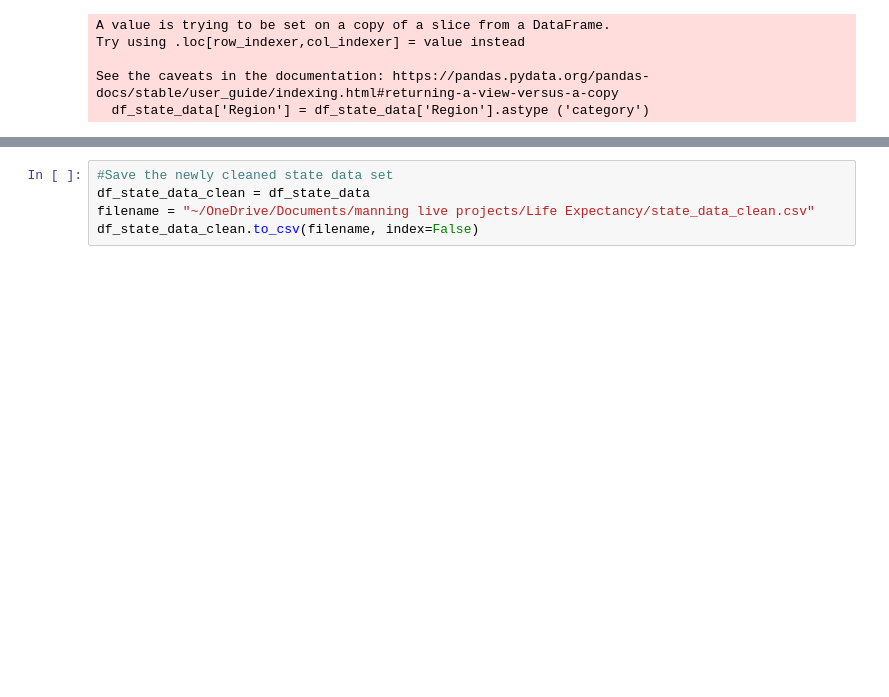
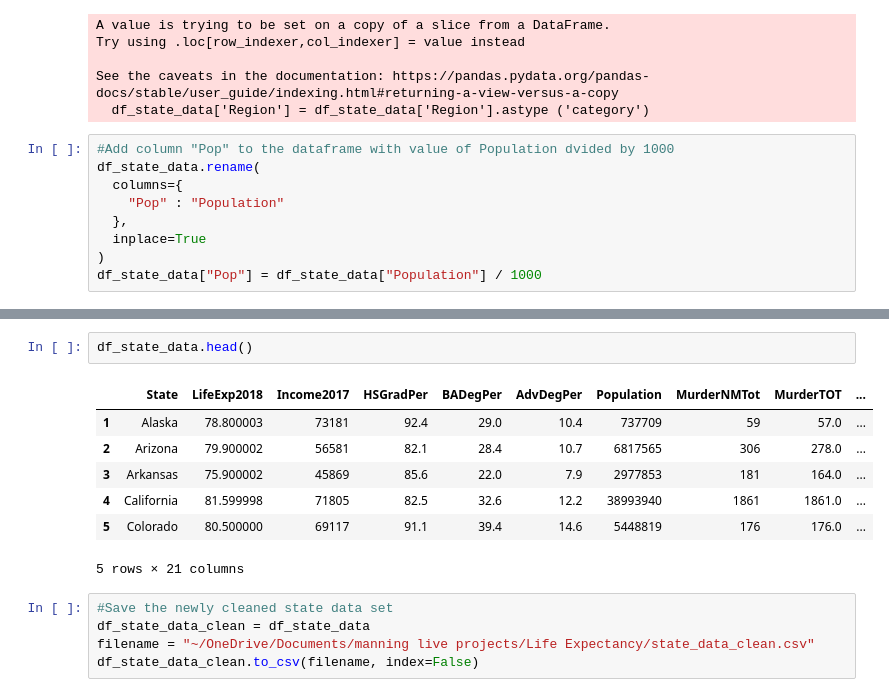
Before and after one commit to kbstathamcsu/MEAP, a Jupyter notebook: MEAPS - Milestone 3 - Data Exploration.ipynb, the cells around one changed output, grey strips where cells are left out. Drawn from its saved outputs; the diff is of its cells as text; blank space fills up the shorter version.

Commit message:
Add files via upload
Added new column "Pop" to the cleaned state data as this step was omitted in the original version

```diff
--- a/MEAPS - Milestone 3 - Data Exploration.ipynb
+++ b/MEAPS - Milestone 3 - Data Exploration.ipynb
@@ -865,3 +865,12 @@ Try using .loc[row_indexer,col_indexer] = value instead
 
 See the caveats in the documentation: https://pandas.pydata.org/pandas-docs/stable/user_guide/indexing.html#returning-a-view-versus-a-copy
   df_state_data['Region'] = df_state_data['Region'].astype ('category')
+# %%
+#Add column "Pop" to the dataframe with value of Population dvided by 1000
+df_state_data.rename(
+  columns={
+    "Pop" : "Population"
+  },
+  inplace=True
+)
+df_state_data["Pop"] = df_state_data["Population"] / 1000
@@ -868,3 +887,13 @@ See the caveats in the documentation: https://pandas.pydata.org/pandas-docs/stab
+# %%
+df_state_data.head()
+# %% [output]
+|  | State | LifeExp2018 | Income2017 | HSGradPer | BADegPer | AdvDegPer | Population | MurderNMTot | MurderTOT | ... |
+| 1 | Alaska | 78.800003 | 73181 | 92.4 | 29.0 | 10.4 | 737709 | 59 | 57.0 | ... |
+| 2 | Arizona | 79.900002 | 56581 | 82.1 | 28.4 | 10.7 | 6817565 | 306 | 278.0 | ... |
+| 3 | Arkansas | 75.900002 | 45869 | 85.6 | 22.0 | 7.9 | 2977853 | 181 | 164.0 | ... |
+| 4 | California | 81.599998 | 71805 | 82.5 | 32.6 | 12.2 | 38993940 | 1861 | 1861.0 | ... |
+| 5 | Colorado | 80.500000 | 69117 | 91.1 | 39.4 | 14.6 | 5448819 | 176 | 176.0 | ... |
+5 rows × 21 columns
 # %%
 #Save the newly cleaned state data set
 df_state_data_clean = df_state_data
```
Also changed, not shown: parts of 1 cell of this notebook.
